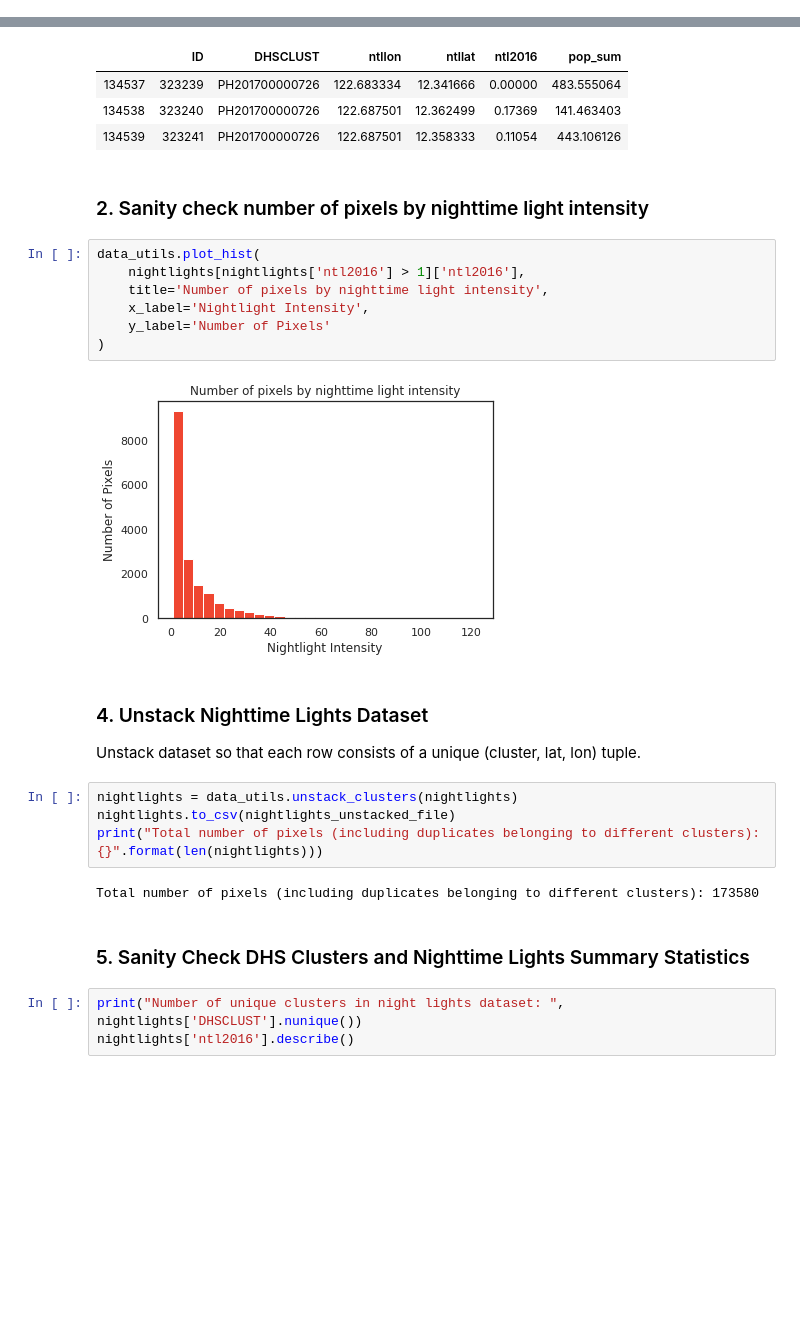
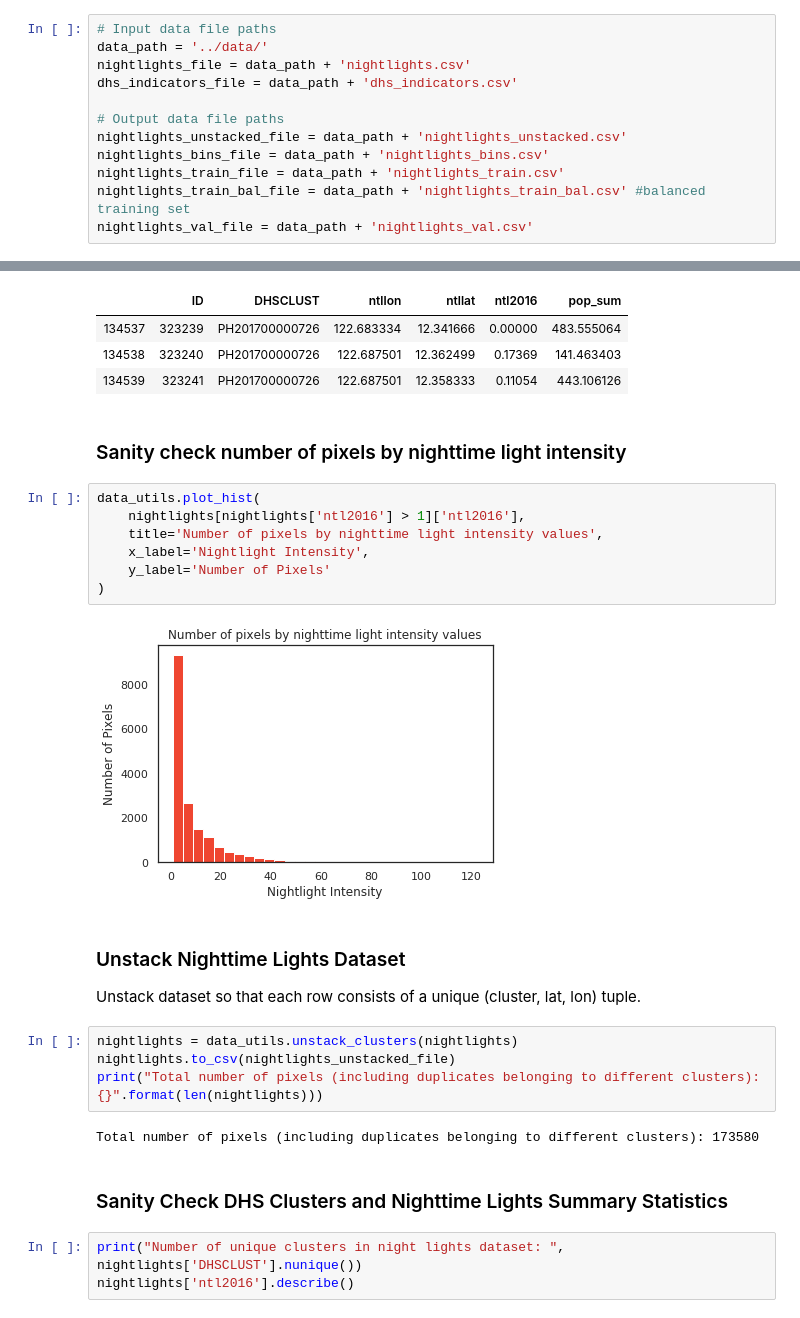
Before and after one commit to thinkingmachines/ph-poverty-mapping, a Jupyter notebook: notebooks/01_lights_eda.ipynb, the cells around one changed output, grey strips where cells are left out. Drawn from its saved outputs; the diff is of its cells as text; blank space fills up the shorter version.

```diff
--- a/notebooks/01_lights_eda.ipynb
+++ b/notebooks/01_lights_eda.ipynb
@@ -56 +37,13 @@ data_utils.download_from_bucket('nightlights.csv', directory, nightlights_file,
+# %%
+# Input data file paths
+data_path = '../data/'
+nightlights_file = data_path + 'nightlights.csv'
+dhs_indicators_file = data_path + 'dhs_indicators.csv'
+
+# Output data file paths
+nightlights_unstacked_file = data_path + 'nightlights_unstacked.csv'
+nightlights_bins_file = data_path + 'nightlights_bins.csv'
+nightlights_train_file = data_path + 'nightlights_train.csv'
+nightlights_train_bal_file = data_path + 'nightlights_train_bal.csv' #balanced training set
+nightlights_val_file = data_path + 'nightlights_val.csv'
 # %% [markdown]
@@ -68,18 +61,18 @@ Number of images to download: 134540
 | 134538 | 323240 | PH201700000726 | 122.687501 | 12.362499 | 0.17369 | 141.463403 |
 | 134539 | 323241 | PH201700000726 | 122.687501 | 12.358333 | 0.11054 | 443.106126 |
 # %% [markdown]
-### 2. Sanity check number of pixels by nighttime light intensity
+### Sanity check number of pixels by nighttime light intensity
 # %%
 data_utils.plot_hist(
     nightlights[nightlights['ntl2016'] > 1]['ntl2016'],
-    title='Number of pixels by nighttime light intensity',
+    title='Number of pixels by nighttime light intensity values',
     x_label='Nightlight Intensity',
     y_label='Number of Pixels'
 )
 # %% [output]
-[figure, old version]
+[figure, new version]
 # %% [markdown]
-### 4. Unstack Nighttime Lights Dataset
+### Unstack Nighttime Lights Dataset
 Unstack dataset so that each row consists of a unique (cluster, lat, lon) tuple.
 # %%
 nightlights = data_utils.unstack_clusters(nightlights)
@@ -88,7 +81,7 @@ print("Total number of pixels (including duplicates belonging to different clust
 # %% [output]
 Total number of pixels (including duplicates belonging to different clusters): 173580
 # %% [markdown]
-### 5. Sanity Check DHS Clusters and Nighttime Lights Summary Statistics
+### Sanity Check DHS Clusters and Nighttime Lights Summary Statistics
 # %%
 print("Number of unique clusters in night lights dataset: ", nightlights['DHSCLUST'].nunique())
 nightlights['ntl2016'].describe()
```
Also changed, not shown: parts of 30 cells of this notebook, 3 other files.
